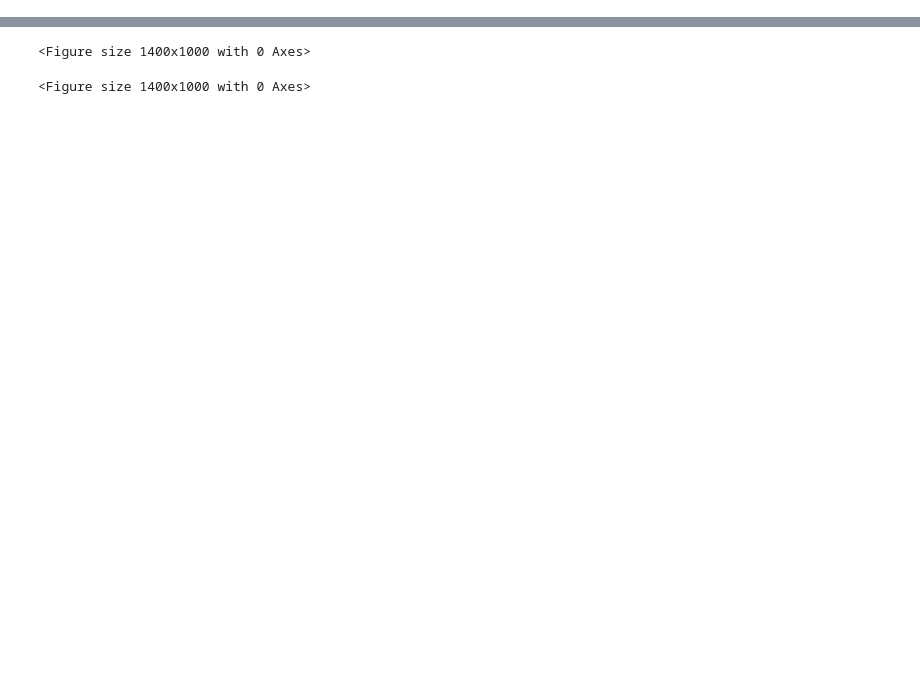
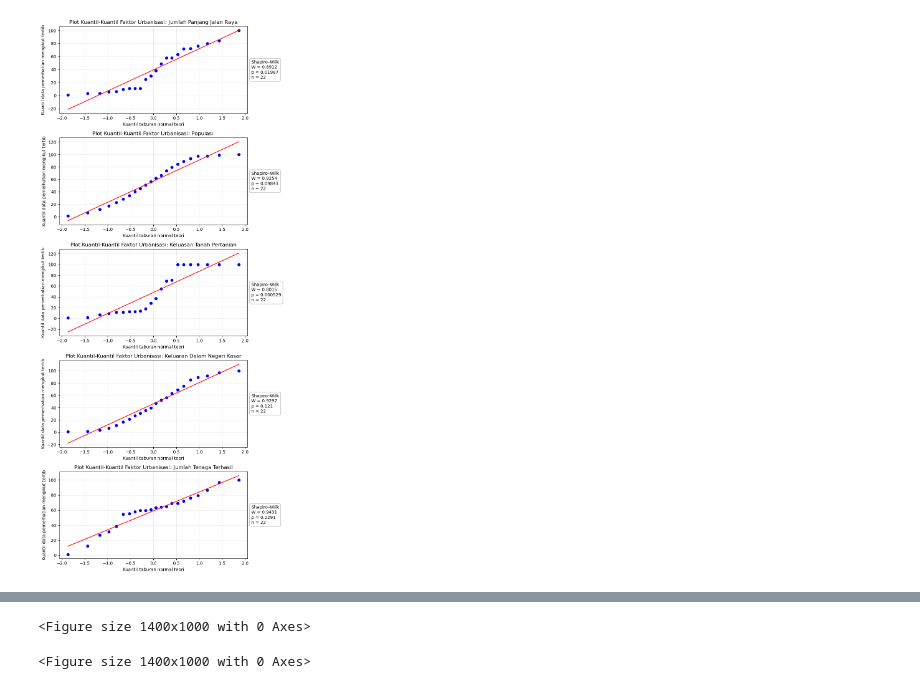
Before and after one commit to Eve483/THESIS, a Jupyter notebook: thesis.ipynb, the cells around one changed output, grey strips where cells are left out. Drawn from its saved outputs; the diff is of its cells as text; code cells hidden in the pictures; blank space fills up the shorter version.

```diff
--- a/thesis.ipynb
+++ b/thesis.ipynb
@@ -70,0 +130,83 @@ display(df_scaled.head())
+# %%
+#shapiro-wilk
+import pandas as pd
+import numpy as np
+import matplotlib.pyplot as plt
+from scipy.stats import shapiro, probplot
+
+# =========================
+# 1) Load data
+# =========================
+DATA_PATH = r"C:\Users\User\anaconda_projects\afb71b28-e26e-43d4-acf6-f548a18ed1c1\standardized.csv"
+df = pd.read_csv(DATA_PATH)
+
+# =========================
+# 2) Pick the 5 urbanization factors
+#    (exclude Tahun and pelepasan karbon)
+# =========================
+exclude_cols = {"tahun", "pelepasan karbon"}  # case-insensitive matching
+
+# find excluded columns robustly (ignore case / extra spaces)
+lower_map = {c: c.strip().lower() for c in df.columns}
+excluded_actual = [c for c in df.columns if lower_map[c] in exclude_cols]
+
+# candidate columns = all numeric except excluded
+numeric_cols = df.select_dtypes(include=[np.number]).columns.tolist()
+factor_cols = [c for c in numeric_cols if c not in excluded_actual]
+
+# If you truly have exactly 5 factors, this will pick them.
+# Otherwise it will just take the first 5 numeric factor columns.
+if len(factor_cols) < 5:
+    raise ValueError(f"Found only {len(factor_cols)} numeric factor columns after exclusion: {factor_cols}")
+
+factor_cols = factor_cols[:5]
+print("Urbanization factors used (5):", factor_cols)
+
+# =========================
+# 3) Shapiro-Wilk + Q-Q plots
+# =========================
+results = []
+
+fig, axes = plt.subplots(nrows=5, ncols=1, figsize=(8, 18))
+if len(factor_cols) == 1:
+    axes = [axes]
+
+for ax, col in zip(axes, factor_cols):
+    x = df[col].dropna()
+
+    # Shapiro-Wilk (note: SciPy is recommended for n <= 5000, but it still runs for larger n)
+    stat, p = shapiro(x)
+    results.append({"Variable": col, "W": stat, "p_value": p, "n": len(x)})
+
+    # Q-Q plot
+    probplot(x, dist="norm", plot=ax)
+    ax.set_title(f"Plot Kuantil-Kuantil Faktor Urbanisasi: {col}")
+    ax.set_xlabel("Kuantil taburan normal teori")
+    ax.set_ylabel("Kuantil data pemerhatian mengikut tertib")
+    ax.grid(True, alpha=0.25)
+
+    # Put Shapiro-Wilk metric on the RIGHT side of the plot
+    txt = f"Shapiro–Wilk\nW = {stat:.4f}\np = {p:.4g}\nn = {len(x)}"
+    ax.text(
+        1.02, 0.50, txt,
+        transform=ax.transAxes,
+        va="center", ha="left",
+        fontsize=10,
+        bbox=dict(boxstyle="round,pad=0.4", facecolor="white", alpha=0.9, edgecolor="0.7")
+    )
+
+plt.tight_layout()
+plt.savefig("Normality Test Q-Q Plot latest.png", dpi=300, bbox_inches="tight")
+plt.show()
+
+# =========================
+# 4) Output Shapiro table
+# =========================
+res_df = pd.DataFrame(results).sort_values("p_value")
+print("\nShapiro-Wilk Results (sorted by p-value):")
+print(res_df.to_string(index=False))
+
+# Optional: save results
+res_df.to_csv("Normality Test shapiro wilk result.csv", index=False)
+print("\nSaved: Normality Test shapiro wilk result.csv")
+# %% [output]
@@ -70,0 +214 @@ display(df_scaled.head())
+[figure, added]
```
Also changed, not shown: parts of 37 cells of this notebook.
